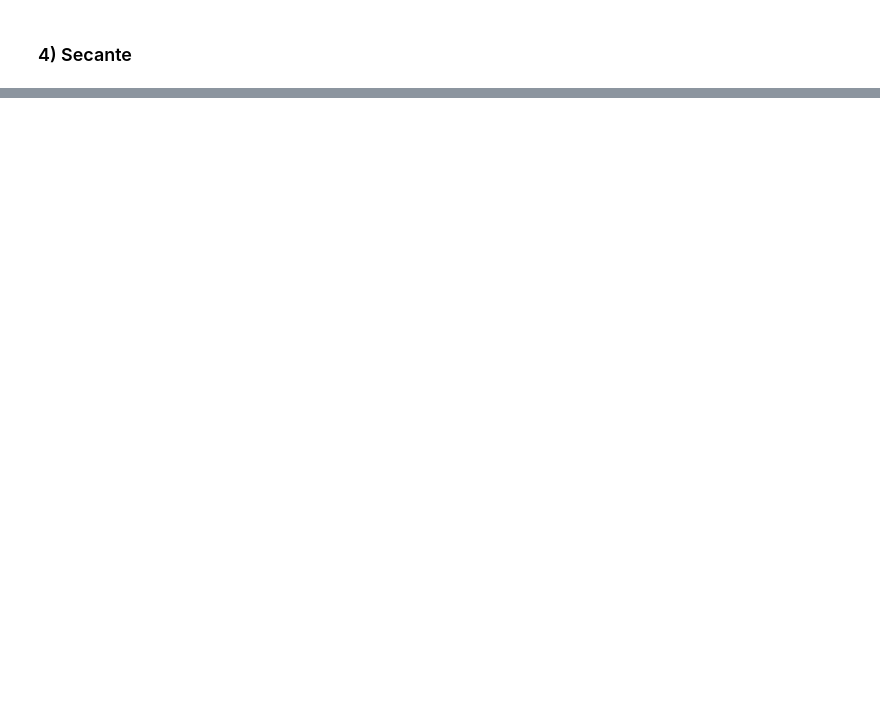
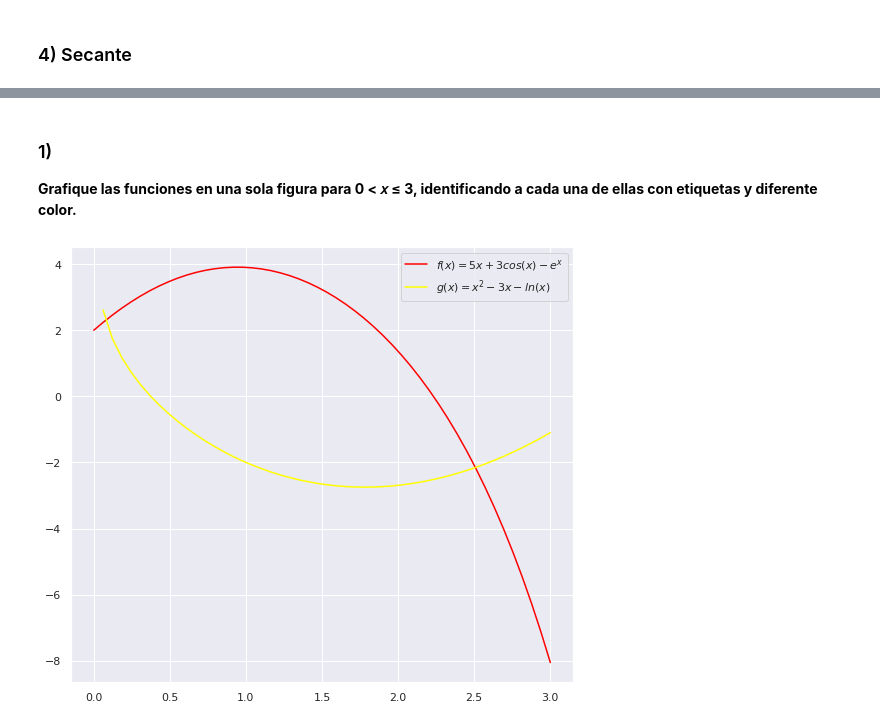
Before and after one commit to ADRIANVM117/proyectos_propios, a Jupyter notebook: actuaria/metodos_numericos/guia_metodos.ipynb, the cells around one changed output, grey strips where cells are left out. Drawn from its saved outputs; the diff is of its cells as text; code cells hidden in the pictures; blank space fills up the shorter version.

```diff
--- a/actuaria/metodos_numericos/guia_metodos.ipynb
+++ b/actuaria/metodos_numericos/guia_metodos.ipynb
@@ -122,2 +146,27 @@ plt.show()
 # %% [markdown]
 ### 4) Secante
+# %%
+def f(x):
+  return  x**2 - 10# np.e**(x/2)*np.cos(2*x) - 4
+x = np.linspace(-1,2,100)
+y = f(x)
+
+# metodo secante
+r0 = 11
+r1 = 10
+tol = 0.0001
+e = np.abs(r1-r0)
+n = 0
+
+while e>tol:
+    r = r1 - f(r1)*(r1-r0)/(f(r1)-f(r0))
+    e = abs(r-r1)
+    r0 = r1
+    r1 = r
+    n += 1
+print('La raiz es: \t{:.2f}'.format(r))
+print('El error es: \t{:.2f}'.format(e))
+print('Numero de iteraciones: \t{:.2f}'.format(n))
+sns.set()
+plt.plot(x,f(x))
+plt.show()
@@ -123,0 +192,21 @@ plt.show()
+# %% [markdown]
+### 1)
+<b> Grafique las funciones en una sola figura para 0 < 𝑥 ≤ 3, identificando a cada una de
+ellas con etiquetas y diferente color. </b>
+# %%
+def f(x):
+  return 5*x + 3* np.cos(x) - np.e**x
+
+def g(x):
+  return x**2 - 3*x - np.log(x)
+
+x = np.linspace(0,3,50)
+
+sns.set()
+plt.figure(figsize=(9,8))
+plt.plot(x, f(x), color = 'red', label = r'$f(x) = 5x + 3cos(x) - e^{x}  $')
+plt.plot(x,g(x), color = 'yellow', label = r'$ g(x) =  x^{2} - 3x - ln(x)  $')
+plt.legend(loc = 'upper right')
+plt.show()
+# %% [output]
+[figure, added]
```
Also changed, not shown: parts of 9 cells of this notebook.
